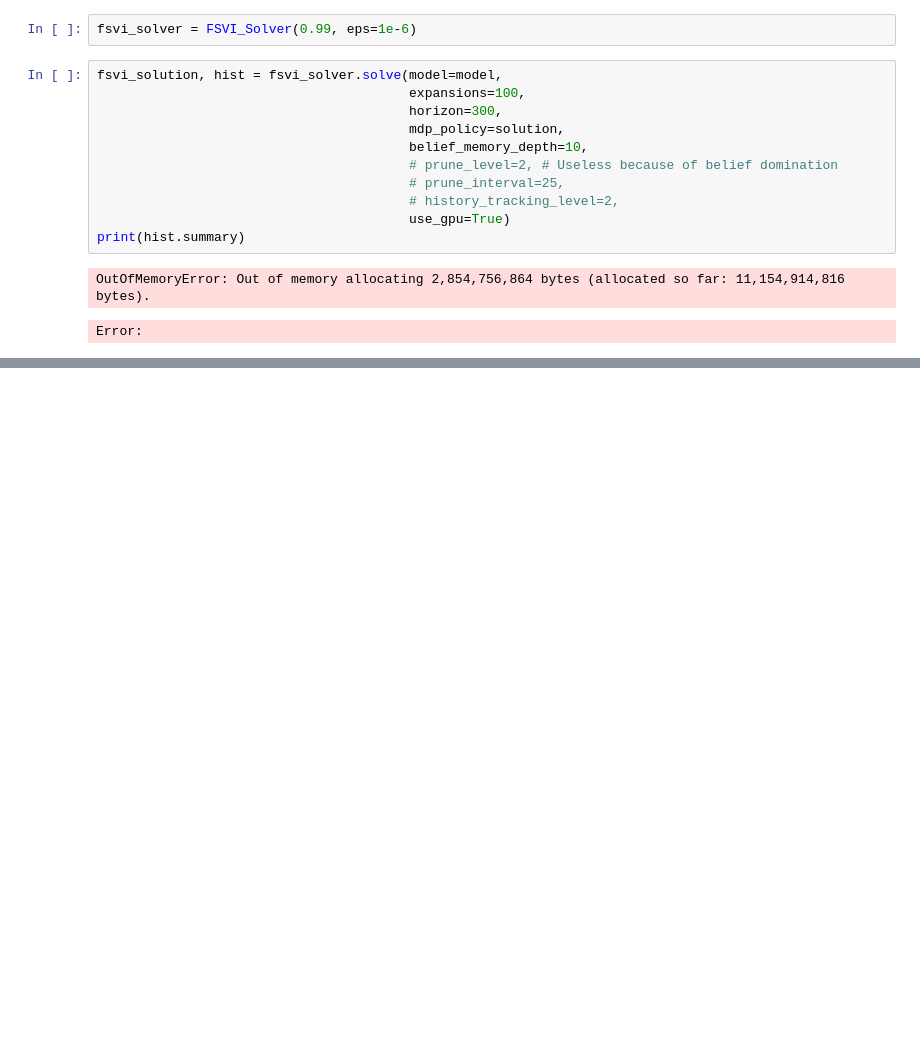
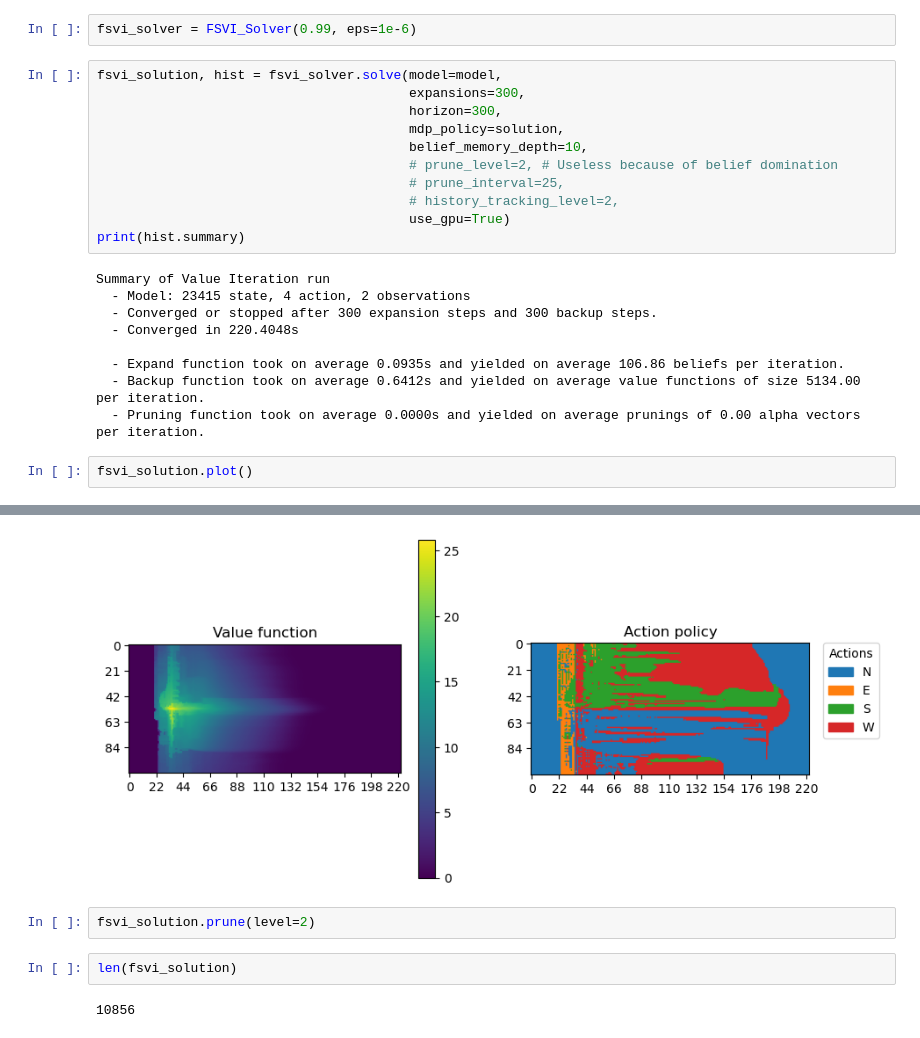
Before and after one commit to PimLb/POMDP_PBVI_Exploration, a Jupyter notebook: Experiments/Olfactory Navigation/Olfactory_ZeroPad.ipynb, the cells around one changed output, grey strips where cells are left out. Cells and saved outputs as stored; diff of their text form; blank space fills up the shorter version.

```diff
--- a/Experiments/Olfactory Navigation/Olfactory_ZeroPad.ipynb
+++ b/Experiments/Olfactory Navigation/Olfactory_ZeroPad.ipynb
@@ -125,7 +125,7 @@ solution.plot()
 fsvi_solver = FSVI_Solver(0.99, eps=1e-6)
 # %%
 fsvi_solution, hist = fsvi_solver.solve(model=model,
-                                        expansions=100,
+                                        expansions=300,
                                         horizon=300,
                                         mdp_policy=solution,
                                         belief_memory_depth=10,
@@ -135,5 +135,14 @@ fsvi_solution, hist = fsvi_solver.solve(model=model,
                                         use_gpu=True)
 print(hist.summary)
 # %% [output]
-OutOfMemoryError: Out of memory allocating 2,854,756,864 bytes (allocated so far: 11,154,914,816 bytes).
+Summary of Value Iteration run
+  - Model: 23415 state, 4 action, 2 observations
+  - Converged or stopped after 300 expansion steps and 300 backup steps.
+  - Converged in 220.4048s
+
+  - Expand function took on average 0.0935s and yielded on average 106.86 beliefs per iteration.
+  - Backup function took on average 0.6412s and yielded on average value functions of size 5134.00 per iteration.
+  - Pruning function took on average 0.0000s and yielded on average prunings of 0.00 alpha vectors per iteration.
-Error:
+# %%
+fsvi_solution.plot()
+# %% [output]
@@ -139,0 +151,7 @@ Error:
+[figure, added]
+# %%
+fsvi_solution.prune(level=2)
+# %%
+len(fsvi_solution)
+# %% [output]
+10856
```
Also changed, not shown: parts of 5 cells of this notebook, 1 other file.
